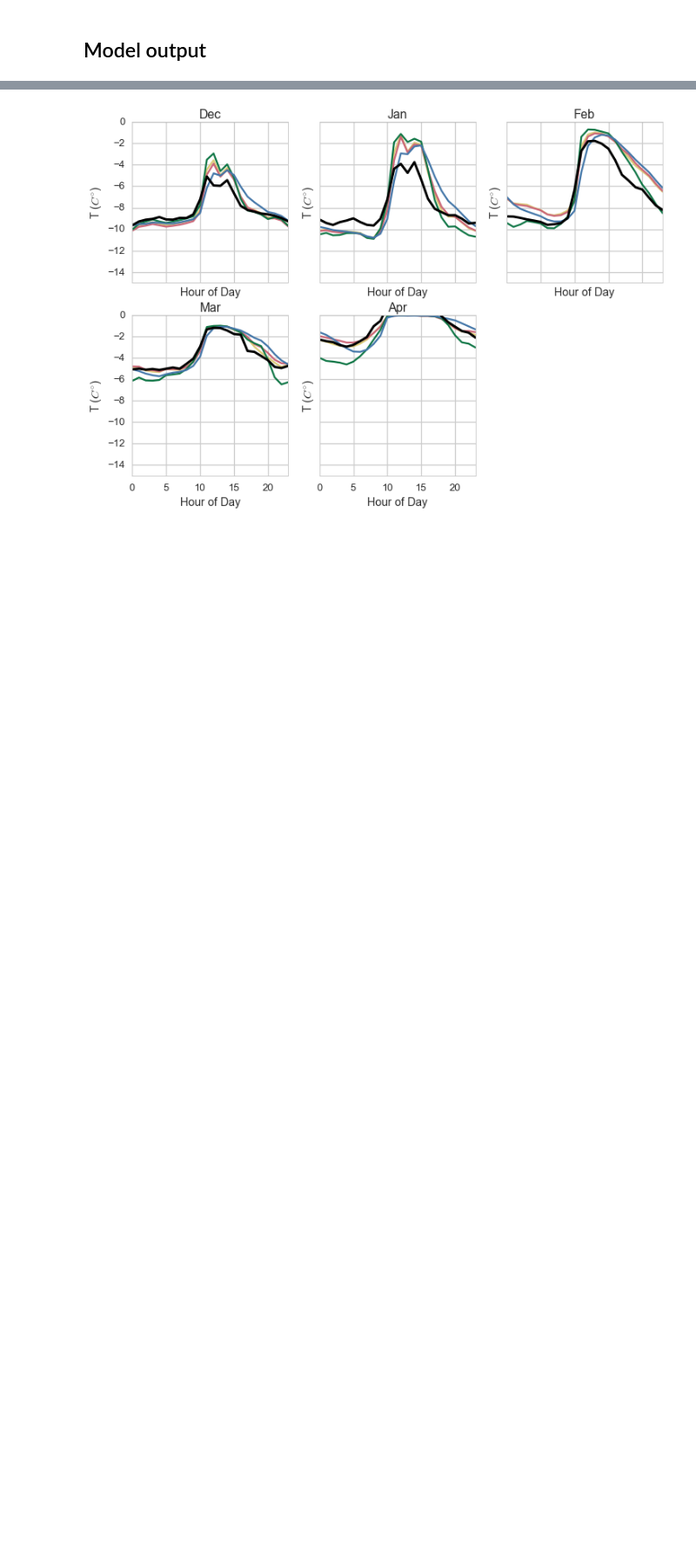
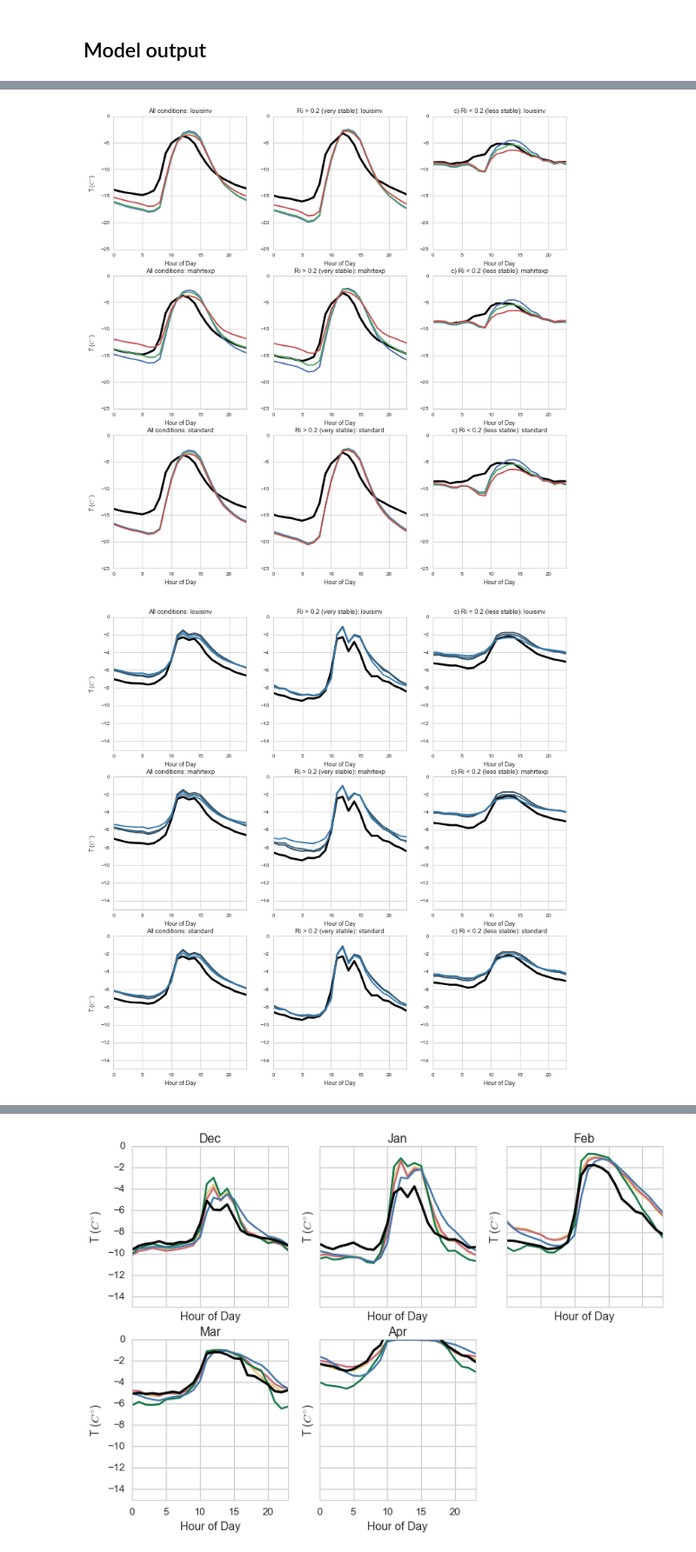
Before and after one commit to klapo/ModTsfc, a Jupyter notebook: ModTsfc.summaResults.diurnalTs.ipynb, the cells around one changed output, grey strips where cells are left out. Shown at 87% size. Cells and saved outputs as stored; diff of their text form; code cells hidden in the pictures; blank space fills up the shorter version.

```diff
--- a/ModTsfc.summaResults.diurnalTs.ipynb
+++ b/ModTsfc.summaResults.diurnalTs.ipynb
@@ -300,0 +285,46 @@ fig.savefig('ModTsfc.WSC17.DiurnalTs_Layers_Stability.pdf')
+# %%
+# -------------
+# Stability
+exp = 'stability'
+for s in siteNames:
+    tempDS = {}
+    fig, axes = plt.subplots(3, 3, figsize= (12, 12))
+    if s == 'SWA':
+        ylims = [-25, 0]
+    if s == 'CDP':
+        ylims = [-15, 0]
+
+    criteria = force[s].RiBulk > 0.
+    expDataSet = results[s].swap_dims({'expID': 'exp'}).sel(exp=exp)
+    pals = 'Blues_d'
+    sns.set_palette(pals)
+    for n, f in enumerate(np.unique(expDataSet.family.values)):
+        tempDS = expDataSet.swap_dims({'exp': 'family'}).sel(family=f)
+        ax = axes[n, 0]
+        diurnalTs_Criteria(ax, tempDS.swap_dims({'family': 'expID'}), force[s],
+                           criteria, palette=pals, ylims=ylims)
+        ax.set_title('All conditions: ' + f)
+
+    criteria = force[s].RiBulk > 0.2
+    for n, f in enumerate(np.unique(expDataSet.family.values)):
+        tempDS = expDataSet.swap_dims({'exp': 'family'}).sel(family=f)
+        ax = axes[n, 1]
+        diurnalTs_Criteria(ax, tempDS.swap_dims({'family': 'expID'}), force[s],
+                           criteria, palette=pals, ylims=ylims)
+        ax.set_ylabel('')
+        ax.set_title('Ri > 0.2 (very stable): ' + f)
+
+    criteria = force[s].RiBulk < 0.2
+    for n, f in enumerate(np.unique(expDataSet.family.values)):
+        tempDS = expDataSet.swap_dims({'exp': 'family'}).sel(family=f)
+        ax = axes[n, 2]
+        diurnalTs_Criteria(ax, tempDS.swap_dims({'family': 'expID'}), force[s],
+                           criteria, palette=pals, ylims=ylims)
+        ax.set_ylabel('')
+        ax.set_title('c) Ri < 0.2 (less stable): ' + f)
+
+    os.chdir(dirPrint)
+    fig.savefig(s + '.stability.diurnalTs.pdf', bbox_inches='tight')
+# %% [output]
+[figure, added]
+[figure, added]
```
Also changed, not shown: parts of 26 cells of this notebook.
